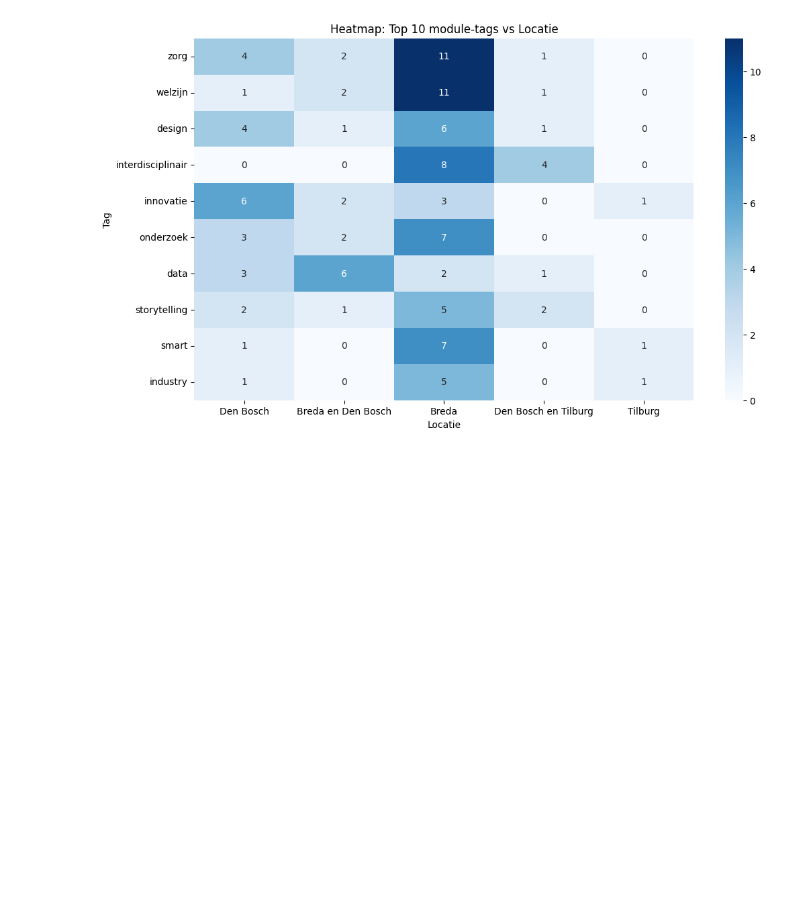
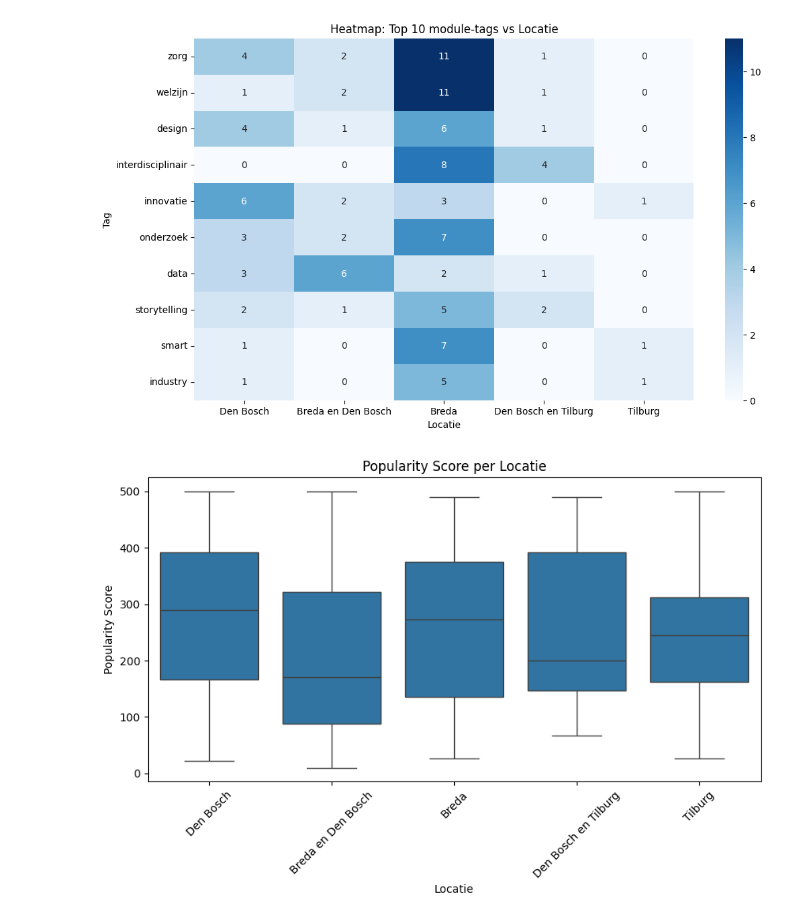
Before and after one commit to JeroenZwaal/ATIx-AI-Lu2, a Jupyter notebook: EDA.ipynb, the cells around one changed output. Saved outputs shown, nothing was run; the diff lists cells and outputs as text; code cells hidden in the pictures; blank space fills up the shorter version.

```diff
--- a/EDA.ipynb
+++ b/EDA.ipynb
@@ -241,3 +241,13 @@ plt.ylabel("Tag")
 plt.show()
 # %% [output]
 [figure]
+# %%
+plt.figure(figsize=(10,5))
+sns.boxplot(data=dataframe, x="location", y="popularity_score")
+plt.title("Popularity Score per Locatie")
+plt.xlabel("Locatie")
+plt.ylabel("Popularity Score")
+plt.xticks(rotation=45)
+plt.show()
+# %% [output]
+[figure, added]
```
Also changed, not shown: parts of 2 cells of this notebook, 1 other file.
